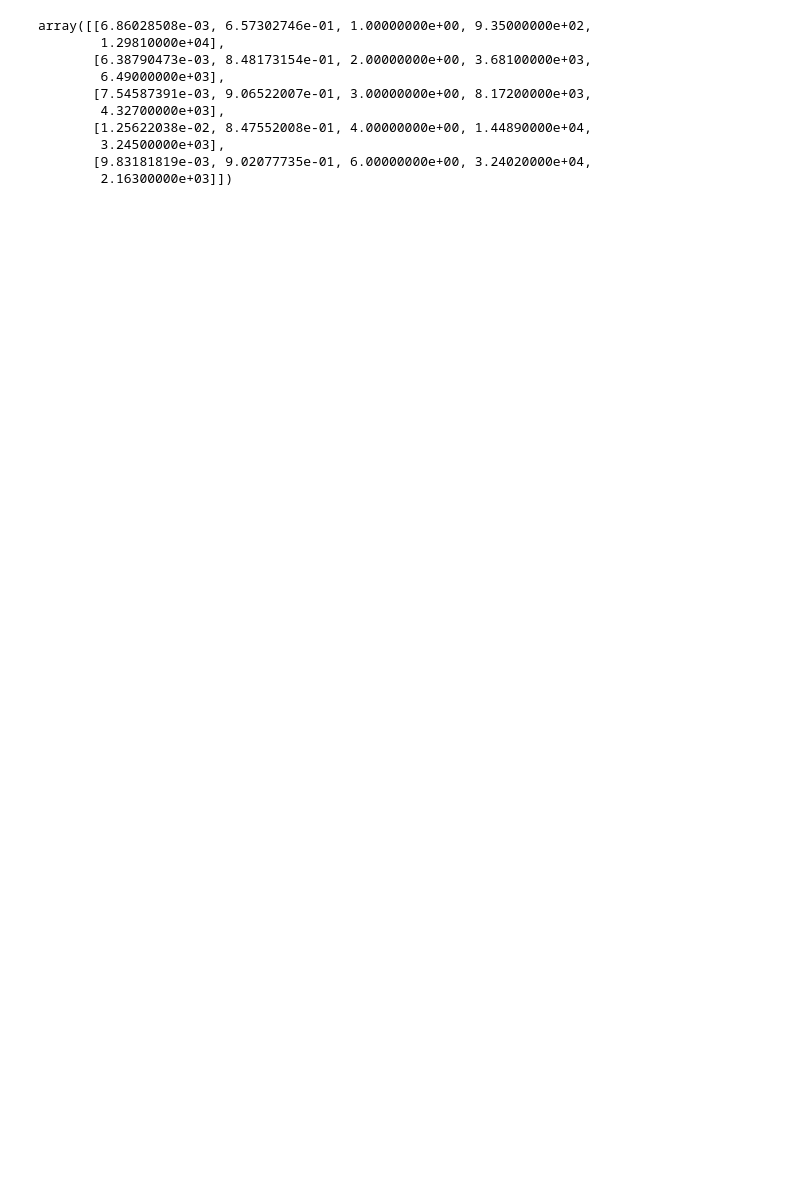
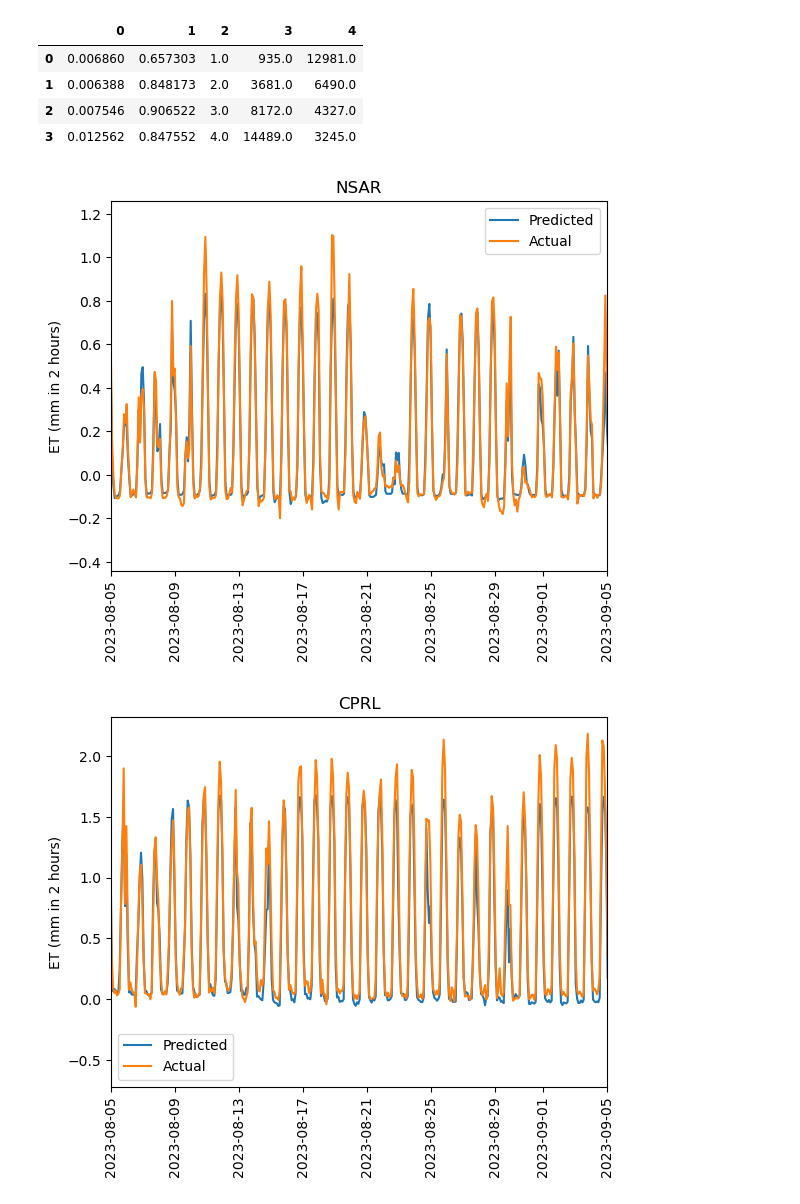
Before and after one commit to cafltar/CookIRCamET, a Jupyter notebook: et_mlp_comparison.ipynb, the cells around one changed output. Saved outputs shown, nothing was run; the diff lists cells and outputs as text; code cells hidden in the pictures; blank space fills up the shorter version.

```diff
--- a/et_mlp_comparison.ipynb
+++ b/et_mlp_comparison.ipynb
@@ -32,0 +28,5 @@ daily_flux_cprl=pd.read_csv('../../work/CookIRCamET/Working/cprlhy2023_batches_p
+# %%
+daily_flux_cook=pd.read_csv('F:/usda/work/CookIRCamET/Working/cookhy2023_batches_processed.csv')
+#daily_flux_cook_24=pd.read_csv('../../work/CookIRCamET/Working/cookhy2024_batches_processed.csv')
+daily_flux_cprl=pd.read_csv('F:/usda/work/CookIRCamET/Working/cprlhy2023_batches_processed.csv')
+#daily_flux_cook=pd.concat([daily_flux_cook_23,daily_flux_cook_24])
@@ -35,7 +51,7 @@ daily_flux = pd.concat([daily_flux_cook,daily_flux_cprl])
 # %%
 n_feats = len(inputs)
 best_scores = []
-for period_length in [1,2,3,4,6]:
+for period_length in [1,2,3,4]:
     batched_flux = daily_flux[[*inputs]].values.reshape([-1,period_length*n_feats])
     batched_et = daily_flux[['ET']].values.reshape([-1,period_length])
     n_batches = batched_flux.shape[0]
@@ -85,6 +101,7 @@ for period_length in [1,2,3,4,6]:
     plt.title(str(period_length))
     plt.ylabel('Predicted ET (mm)')
     plt.xlabel('Actual ET (mm)')
-    plt.show()
+    plt.savefig('F:/usda/work/CookIRCamET/Documents/et_batch_'+str(period_length)+'.png',dpi=300)
+    plt.close()
 # %% [output]
 Fitting 10 folds for each of 64 candidates, totalling 640 fits
@@ -204,14 +125,34 @@ Text(0.5, 0, 'MSE (mm2)')
 [figure]
 # %%
-np.array(best_scores)
+pd.DataFrame(np.array(best_scores))
 # %% [output]
-array([[6.86028508e-03, 6.57302746e-01, 1.00000000e+00, 9.35000000e+02,
-        1.29810000e+04],
-       [6.38790473e-03, 8.48173154e-01, 2.00000000e+00, 3.68100000e+03,
-        6.49000000e+03],
-       [7.54587391e-03, 9.06522007e-01, 3.00000000e+00, 8.17200000e+03,
-        4.32700000e+03],
-       [1.25622038e-02, 8.47552008e-01, 4.00000000e+00, 1.44890000e+04,
-        3.24500000e+03],
-       [9.83181819e-03, 9.02077735e-01, 6.00000000e+00, 3.24020000e+04,
-        2.16300000e+03]])
+|  | 0 | 1 | 2 | 3 | 4 |
+| 0 | 0.006860 | 0.657303 | 1.0 | 935.0 | 12981.0 |
+| 1 | 0.006388 | 0.848173 | 2.0 | 3681.0 | 6490.0 |
+| 2 | 0.007546 | 0.906522 | 3.0 | 8172.0 | 4327.0 |
+| 3 | 0.012562 | 0.847552 | 4.0 | 14489.0 | 3245.0 |
+# %%
+for daily_flux,location in zip([daily_flux_cook,daily_flux_cprl],['NSAR','CPRL']):
+    times = pd.to_datetime(daily_flux['times'].values.reshape([-1,period_length])[:,1])
+    batched_flux = daily_flux[[*inputs]].values.reshape([-1,period_length*n_feats])
+    batched_et = daily_flux[['ET']].values.reshape([-1,period_length])
+    all_et = np.sum(batched_et,axis=1)
+    period_length=2
+    batched_flux = daily_flux[[*inputs]].values.reshape([-1,period_length*n_feats])
+    all_feats = batched_flux[:,0:period_length*n_feats]
+    with open(os.path.join(p3,'et_mlp_pipeline_'+str(period_length)+'_final.pk.sav'),'rb') as file:
+        model = pickle.load(file)
+        pred_et = model.predict(all_feats)
+    fig, ax = plt.subplots()
+    ax.plot(times,pred_et, label='Predicted')
+    ax.plot(times,all_et, label='Actual')
+    ax.set_title(location)
+    ax.legend()
+    ax.tick_params(axis='x', rotation=90)
+    ax.set_ylabel('ET (mm in '+str(period_length)+' hours)')
+    ax.set_xlim([pd.to_datetime('2023-8-5'),pd.to_datetime('2023-9-5')])
+    plt.savefig('F:/usda/work/CookIRCamET/Documents/et_series_'+str(period_length)+'_'+location+'.png',dpi=300)
+    plt.show()
+# %% [output]
+[figure, added]
+[figure, added]
```
Also changed, not shown: parts of 6 cells of this notebook, 34 other files.
